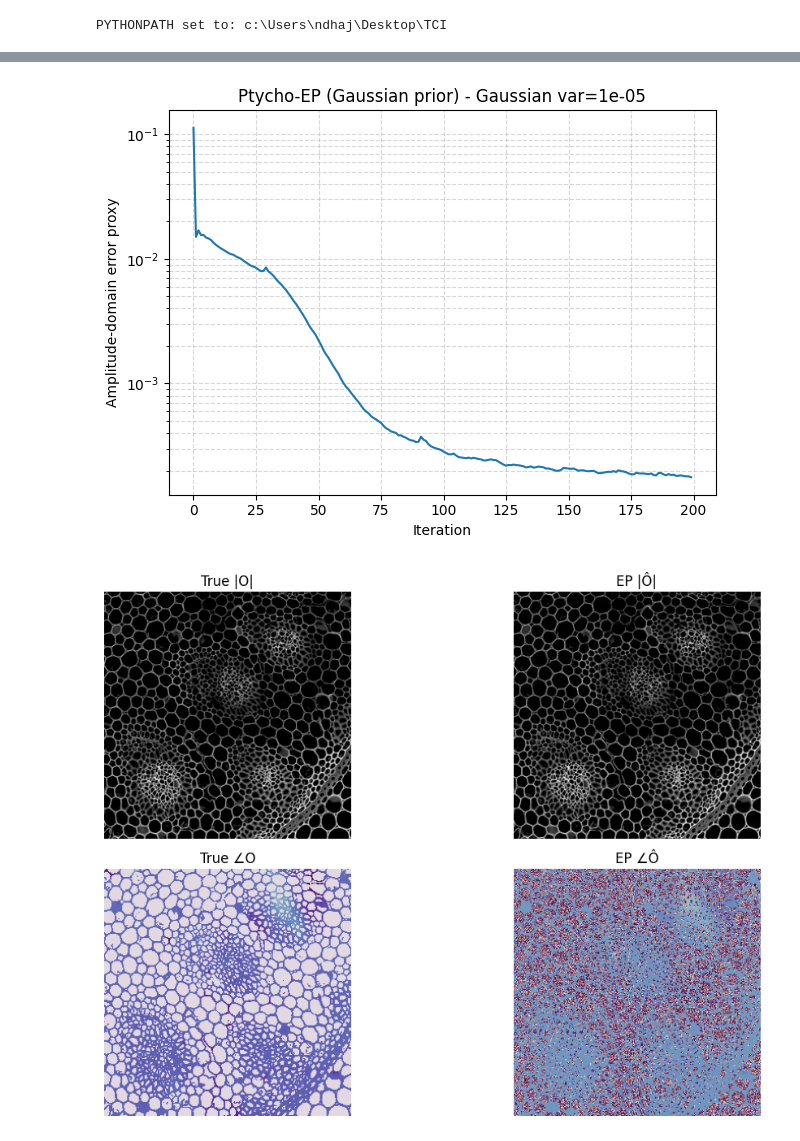
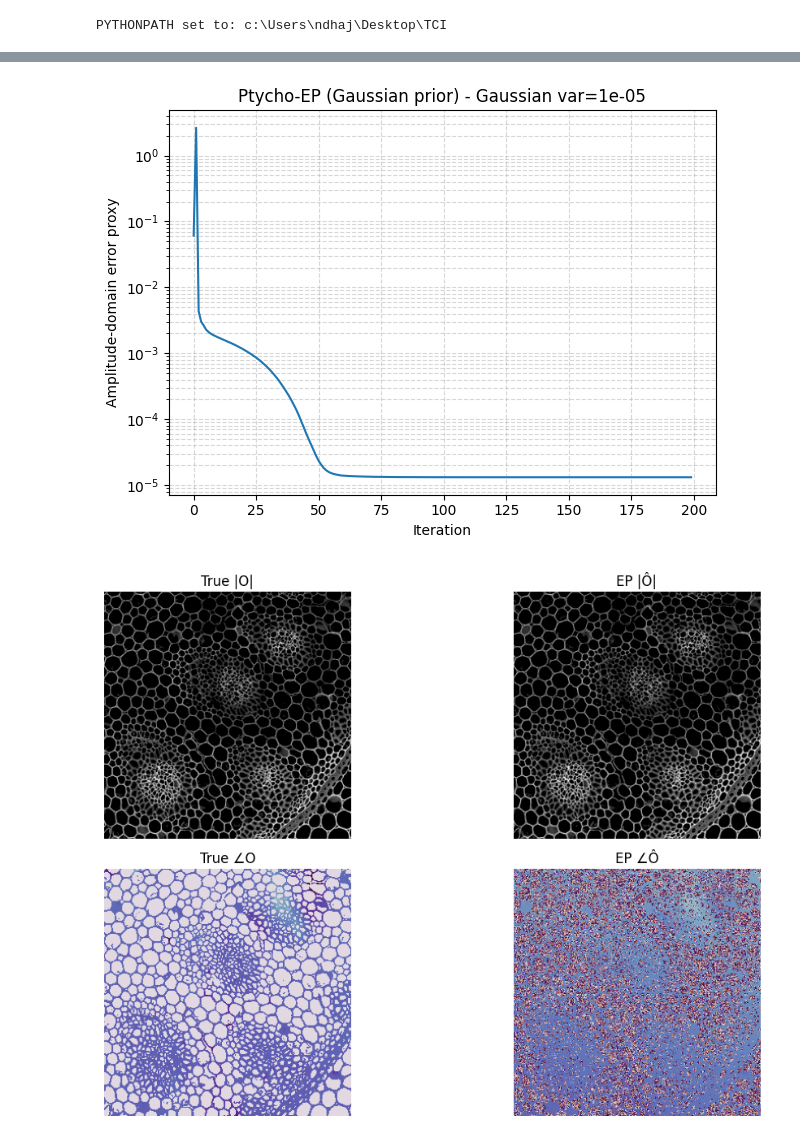
Before and after one commit to sacbow/PtychoEP, a Jupyter notebook: experiments/notebook/known_probe.ipynb, the cells around one changed output, grey strips where cells are left out. Drawn from its saved outputs; the diff is of its cells as text; code cells hidden in the pictures.

```diff
--- a/experiments/notebook/known_probe.ipynb
+++ b/experiments/notebook/known_probe.ipynb
@@ -170,7 +170,7 @@ ptycho.set_probe(probe)
 positions = generate_spiral_scan_positions(
     image_size=512,
     probe_size=64,
-    step=22.,
+    step=10.,
     num_points=400
 )
 ptycho.forward_and_set_diffraction(positions)
@@ -203,7 +203,8 @@ ep_solver = PtychoEP(
     prb_init=None,       # Known probe
     obj_init=None,
     callback=ep_callback,
-    prior_name = "gaussian"
+    prior_name = "gaussian",
+    n_probe_update = 1
 )
 
 n_iter = 200
@@ -217,35 +218,35 @@ plt.ylabel("Amplitude-domain error proxy")
 plt.yscale("log")
 noise_title = "no noise" if not use_noise else (
     f"Gaussian var={gauss_var}" if noise_type == "gaussian" else f"Poisson I0={poisson_I0:.0e}"
 )
 plt.title(f"Ptycho-EP (Gaussian prior) - {noise_title}")
 plt.grid(True, which="both", ls="--", alpha=0.5)
 plt.tight_layout()
 plt.show()
 
 # --- Quick reconstruction view
 do_quick_view = True
 if do_quick_view:
     y0, y1 = 100,400
     x0, x1 = 100,400
     fig, axes = plt.subplots(2, 2, figsize=(12, 7))
     axes[0,0].imshow(np().abs(obj[y0:y1, x0:x1]), cmap="gray")
     axes[0,0].set_title("True |O|"); axes[0,0].axis("off")
 
     axes[1,0].imshow(np().angle(obj[y0:y1, x0:x1]), cmap="twilight")
     axes[1,0].set_title("True ∠O"); axes[1,0].axis("off")
 
     axes[0,1].imshow(np().abs(obj_est[y0:y1, x0:x1]), cmap="gray")
     axes[0,1].set_title("EP |Ô|"); axes[0,1].axis("off")
 
     axes[1,1].imshow(np().angle(obj_est[y0:y1, x0:x1]), cmap="twilight")
     axes[1,1].set_title("EP ∠Ô"); axes[1,1].axis("off")
 
     plt.tight_layout()
     plt.show()
 # %% [output]
-[figure, old version]
+[figure, new version]
-[figure, old version]
+[figure, new version]
 # %%
 # ===== Metrics: global phase alignment + PMSE/NMSE/PSNR =====
 from PtychoEP.utils.backend import np
```
Also changed, not shown: parts of 1 cell of this notebook, 3 other files.
